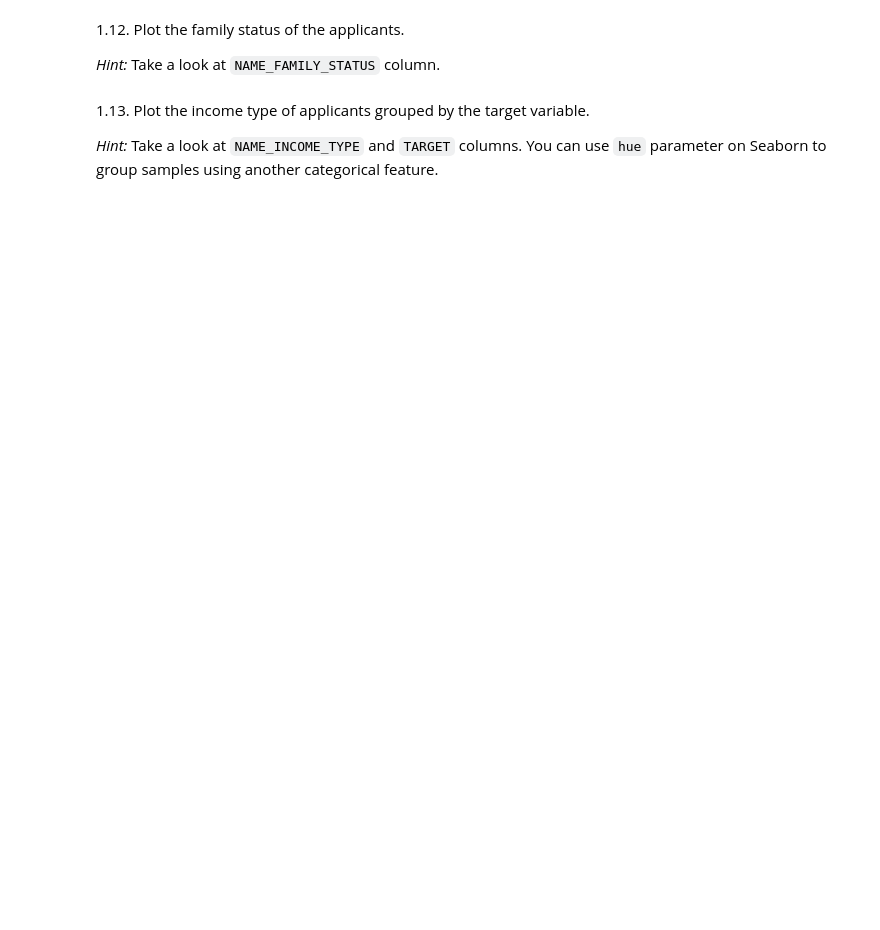
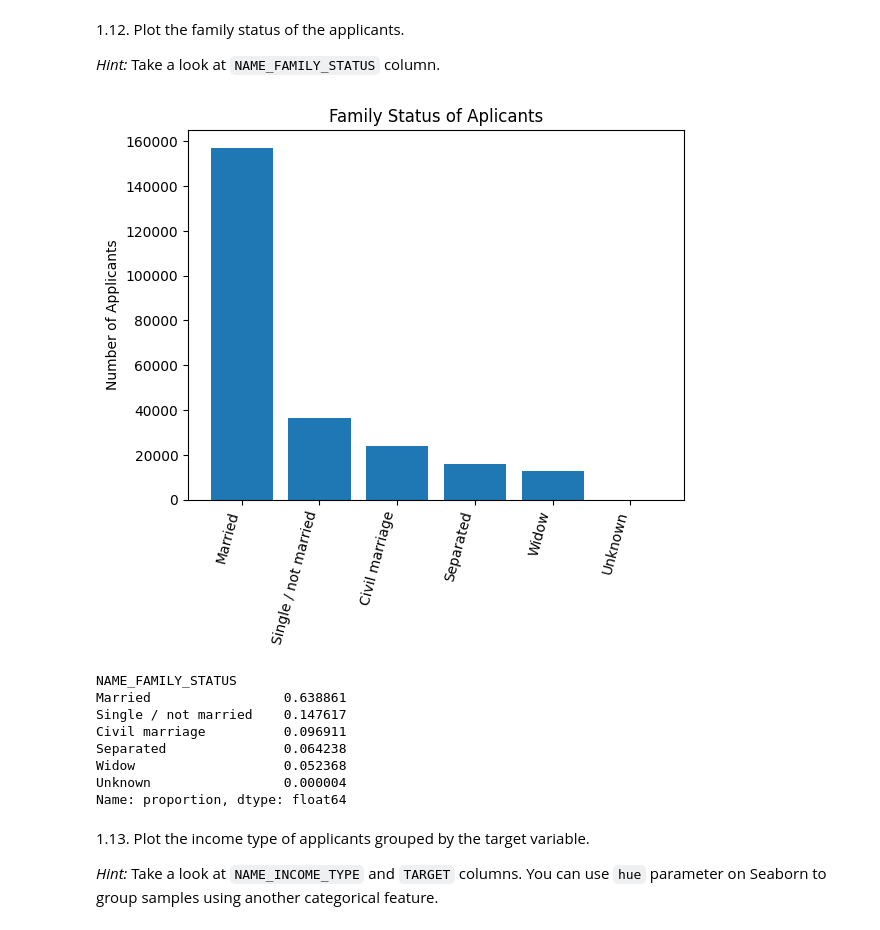
Before and after one commit to RicardoFW11/sprint_project_two, a Jupyter notebook: AnyoneAI - Sprint Project 02.ipynb, the cells around one changed output. Saved outputs shown, nothing was run; the diff lists cells and outputs as text; code cells hidden in the pictures; blank space fills up the shorter version.

```diff
--- a/AnyoneAI - Sprint Project 02.ipynb
+++ b/AnyoneAI - Sprint Project 02.ipynb
@@ -268,3 +309,22 @@ missing_data.sort_values("Percent", ascending=False).head(20)
+# %%
+### TODO Complete in this cell: family status
+counts = app_train["NAME_FAMILY_STATUS"].value_counts()
+plt.bar(counts.index, counts.values)
+plt.xticks(rotation=75, ha="right")
+plt.title("Family Status of Aplicants")
+plt.ylabel("Number of Applicants")
+plt.show()
+app_train["NAME_FAMILY_STATUS"].value_counts(normalize=True)
+# %% [output]
+[figure, added]
+NAME_FAMILY_STATUS
+Married                 0.638861
+Single / not married    0.147617
+Civil marriage          0.096911
+Separated               0.064238
+Widow                   0.052368
+Unknown                 0.000004
+Name: proportion, dtype: float64
 # %% [markdown]
 1.13. Plot the income type of applicants grouped by the target variable.
 
```
Also changed, not shown: parts of 9 cells of this notebook.
